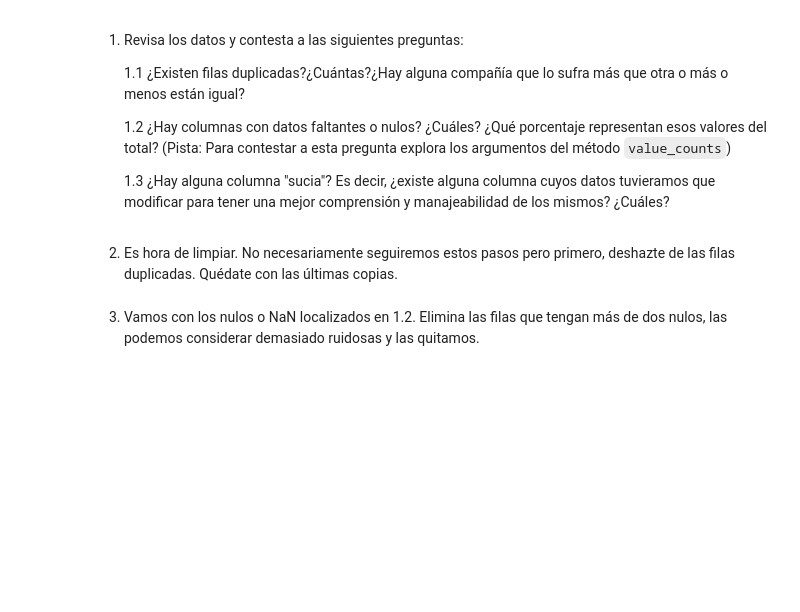
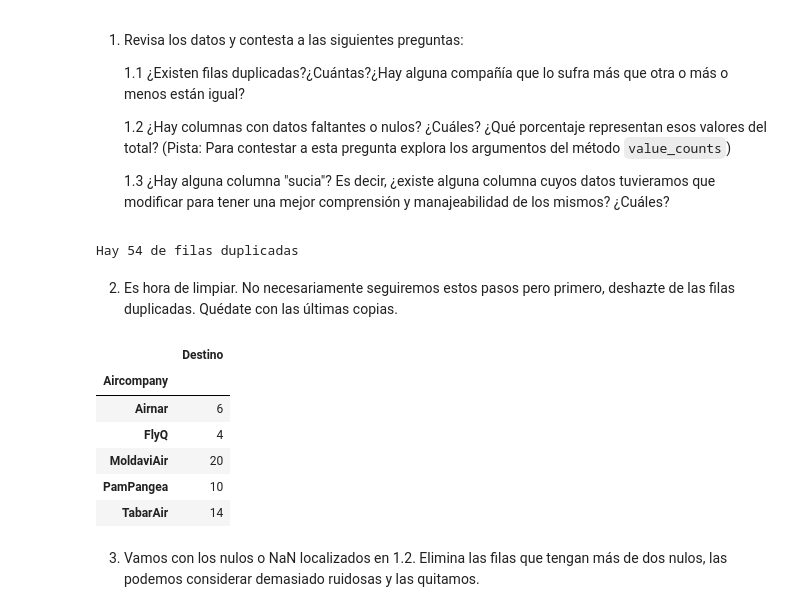
Before and after one commit to MirenA83/ONLINE_DS_THEBRIDGE_MIREN, a Jupyter notebook: ejercicios/sprint 4/unidad 2/practica obligatoria unidad 2/18_Practica_Obligatoria_Pandas_II.ipynb, the cells around one changed output. Cells and saved outputs as stored; diff of their text form; code cells hidden in the pictures; blank space fills up the shorter version.

```diff
--- a/ejercicios/sprint 4/unidad 2/practica obligatoria unidad 2/18_Practica_Obligatoria_Pandas_II.ipynb
+++ b/ejercicios/sprint 4/unidad 2/practica obligatoria unidad 2/18_Practica_Obligatoria_Pandas_II.ipynb
@@ -139,5 +173,22 @@ print(len(df_viajes_aereos))
     1.2 ¿Hay columnas con datos faltantes o nulos? ¿Cuáles? ¿Qué porcentaje representan esos valores del total? (Pista: Para contestar a esta pregunta explora los argumentos del método `value_counts`)
 
     1.3 ¿Hay alguna columna "sucia"? Es decir, ¿existe alguna columna cuyos datos tuvieramos que modificar para tener una mejor comprensión y manajeabilidad de los mismos? ¿Cuáles?
+# %%
+duplicado= df_viajes_aereos[df_viajes_aereos.duplicated(keep=False)]
+cantidad_duplicados= len(duplicado)
+print(f"Hay {cantidad_duplicados} de filas duplicadas")
+# %% [output]
+Hay 54 de filas duplicadas
 # %% [markdown]
 2. Es hora de limpiar. No necesariamente seguiremos estos pasos pero primero, deshazte de las filas duplicadas. Quédate con las últimas copias.
+# %%
+df_viajes_aereos.loc[df_viajes_aereos.duplicated(keep= False)].groupby("Aircompany").agg({"Destino":len}) # detras del agg podemos poner cualquier columna origen, destino....
+#como estan distribuidos los duplicados por compañia
+# %% [output]
+|  | Destino |
+| Aircompany |  |
+| Airnar | 6 |
+| FlyQ | 4 |
+| MoldaviAir | 20 |
+| PamPangea | 10 |
+| TabarAir | 14 |
```
Also changed, not shown: parts of 5 cells of this notebook.
